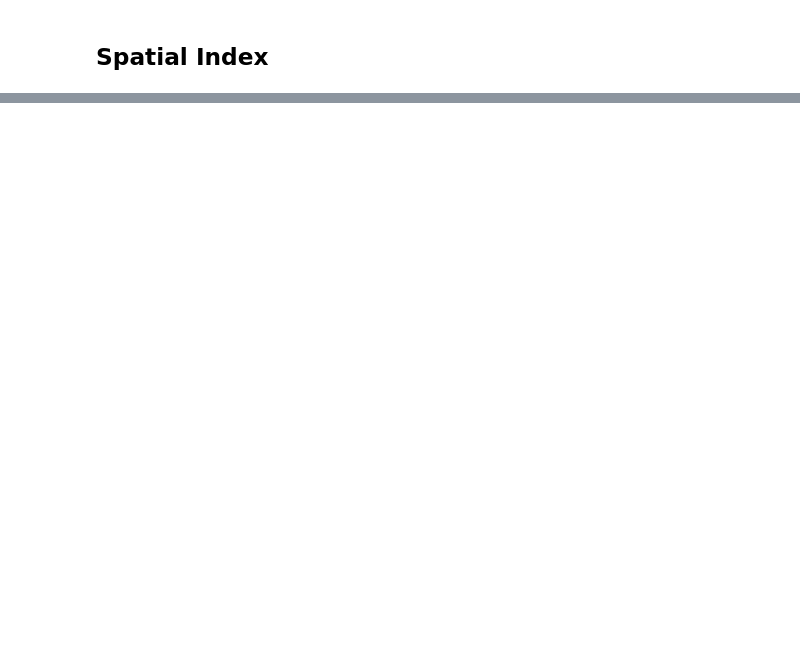
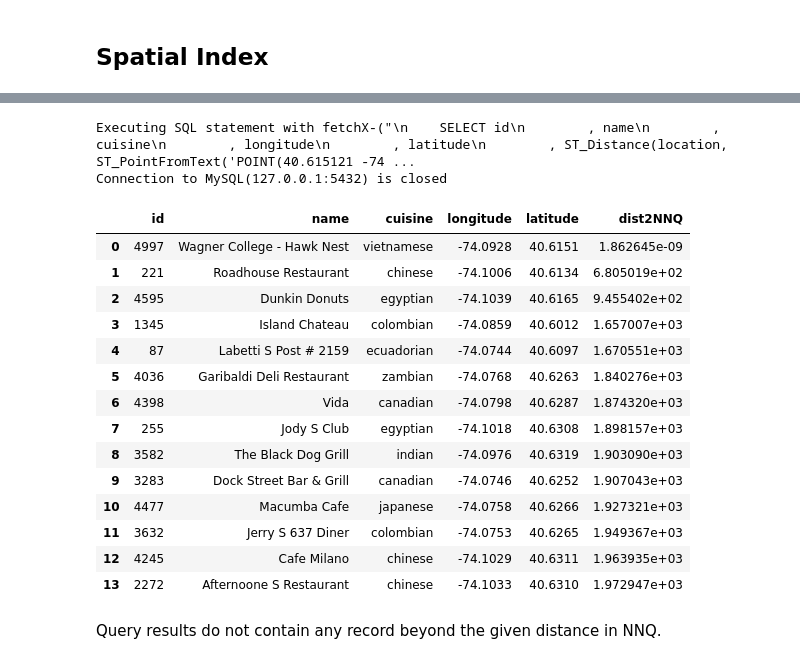
Before and after one commit to ozdemirht/py_redis_1, a Jupyter notebook: docs/Note-MySQL.ipynb, the cells around one changed output, grey strips where cells are left out. Cells and saved outputs as stored; diff of their text form; code cells hidden in the pictures; blank space fills up the shorter version.

```diff
--- a/docs/Note-MySQL.ipynb
+++ b/docs/Note-MySQL.ipynb
@@ -340,0 +703,31 @@ NameError: name 'Error' is not defined
+# %%
+# Returns SQL query that utilize ST_Buffer() function
+def get_circle_of_query(lat, lon, distance_m):
+    """
+    Returns SQL query that utilize ST_Buffer() function
+    ST_Buffer() function can represent a circle.
+
+    :param lat: Latitude, center of NNQ
+    :param lon: Longitude, center of NNQ
+    :param distance_m: distance in meters
+    :return:
+    """
+
+    query = f"""
+    SELECT id
+        , name
+        , cuisine
+        , longitude
+        , latitude
+        , ST_Distance(location, ST_PointFromText('POINT({lat} {lon})',4326),'metre') AS dist2NNQ
+    FROM test_spatial.restaurants
+    USE INDEX(restaurants_spatial_idx)
+    WHERE ST_Within
+            (   location,
+                ST_Buffer(ST_GeomFromText('POINT({lat} {lon})',4326),{distance_m})
+            )
+    ORDER BY dist2NNQ;
+    """
+    return query
+
+print('✅ get_circle_of_query() defined!')
@@ -340,0 +736,3 @@ NameError: name 'Error' is not defined
+# %%
+query_v4 = get_circle_of_query(NNQ_LAT,NNQ_LON,NNQ_RADIUS)
+explain_query_v4 = "Explain "+ query_v4
@@ -340,0 +756,24 @@ NameError: name 'Error' is not defined
+# %%
+reply = execute_sqL_with_fetchX(query_v4,2)
+df1 = pd.DataFrame(reply)
+df1
+# %% [output]
+Executing SQL statement with fetchX-("\n    SELECT id\n        , name\n        , cuisine\n        , longitude\n        , latitude\n        , ST_Distance(location, ST_PointFromText('POINT(40.615121 -74 ...
+Connection to MySQL(127.0.0.1:5432) is closed
+|  | id | name | cuisine | longitude | latitude | dist2NNQ |
+| 0 | 4997 | Wagner College - Hawk Nest | vietnamese | -74.0928 | 40.6151 | 1.862645e-09 |
+| 1 | 221 | Roadhouse Restaurant | chinese | -74.1006 | 40.6134 | 6.805019e+02 |
+| 2 | 4595 | Dunkin Donuts | egyptian | -74.1039 | 40.6165 | 9.455402e+02 |
+| 3 | 1345 | Island Chateau | colombian | -74.0859 | 40.6012 | 1.657007e+03 |
+| 4 | 87 | Labetti S Post # 2159 | ecuadorian | -74.0744 | 40.6097 | 1.670551e+03 |
+| 5 | 4036 | Garibaldi Deli Restaurant | zambian | -74.0768 | 40.6263 | 1.840276e+03 |
+| 6 | 4398 | Vida | canadian | -74.0798 | 40.6287 | 1.874320e+03 |
+| 7 | 255 | Jody S Club | egyptian | -74.1018 | 40.6308 | 1.898157e+03 |
+| 8 | 3582 | The Black Dog Grill | indian | -74.0976 | 40.6319 | 1.903090e+03 |
+| 9 | 3283 | Dock Street Bar & Grill | canadian | -74.0746 | 40.6252 | 1.907043e+03 |
+| 10 | 4477 | Macumba Cafe | japanese | -74.0758 | 40.6266 | 1.927321e+03 |
+| 11 | 3632 | Jerry S 637 Diner | colombian | -74.0753 | 40.6265 | 1.949367e+03 |
+| 12 | 4245 | Cafe Milano | chinese | -74.1029 | 40.6311 | 1.963935e+03 |
+| 13 | 2272 | Afternoone S Restaurant | chinese | -74.1033 | 40.6310 | 1.972947e+03 |
+# %% [markdown]
+Query results do not contain any record beyond the given distance in NNQ.
```
Also changed, not shown: parts of 56 cells of this notebook.
